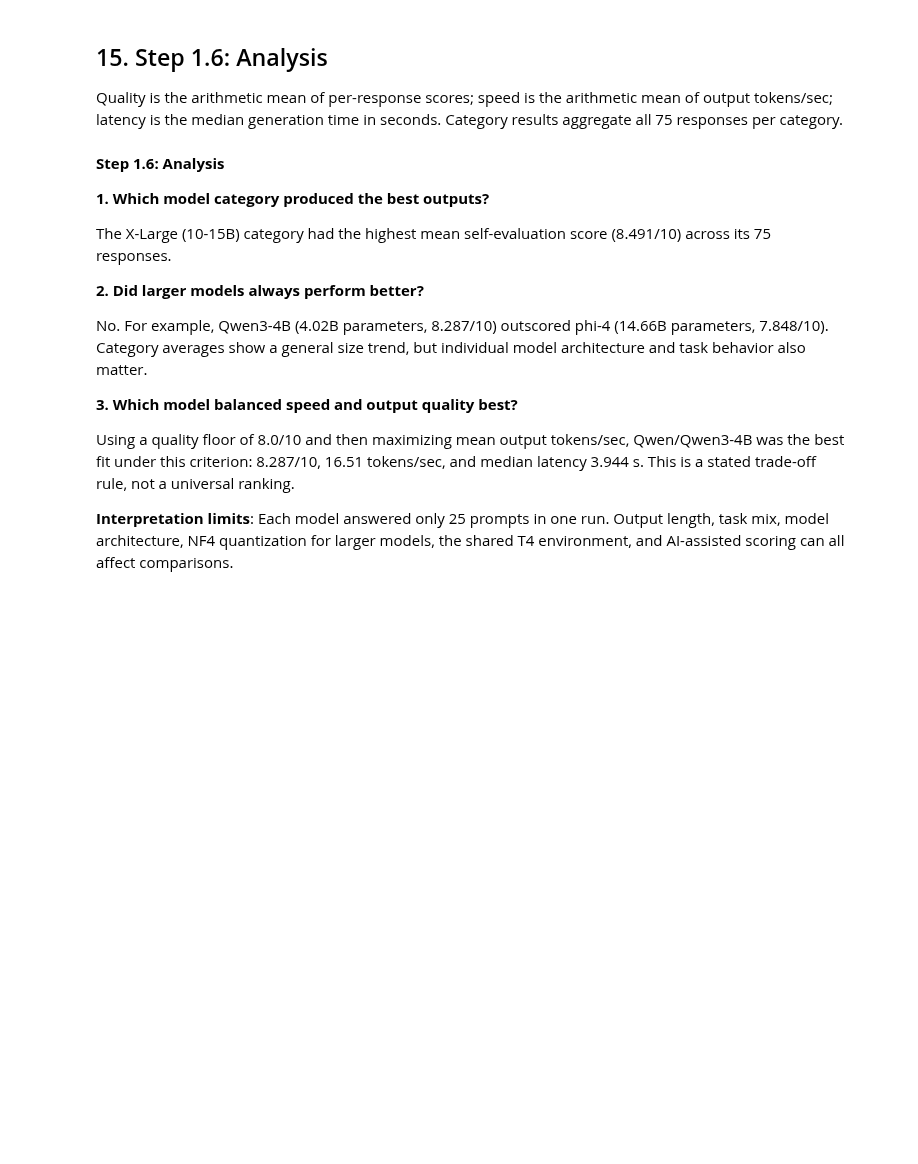
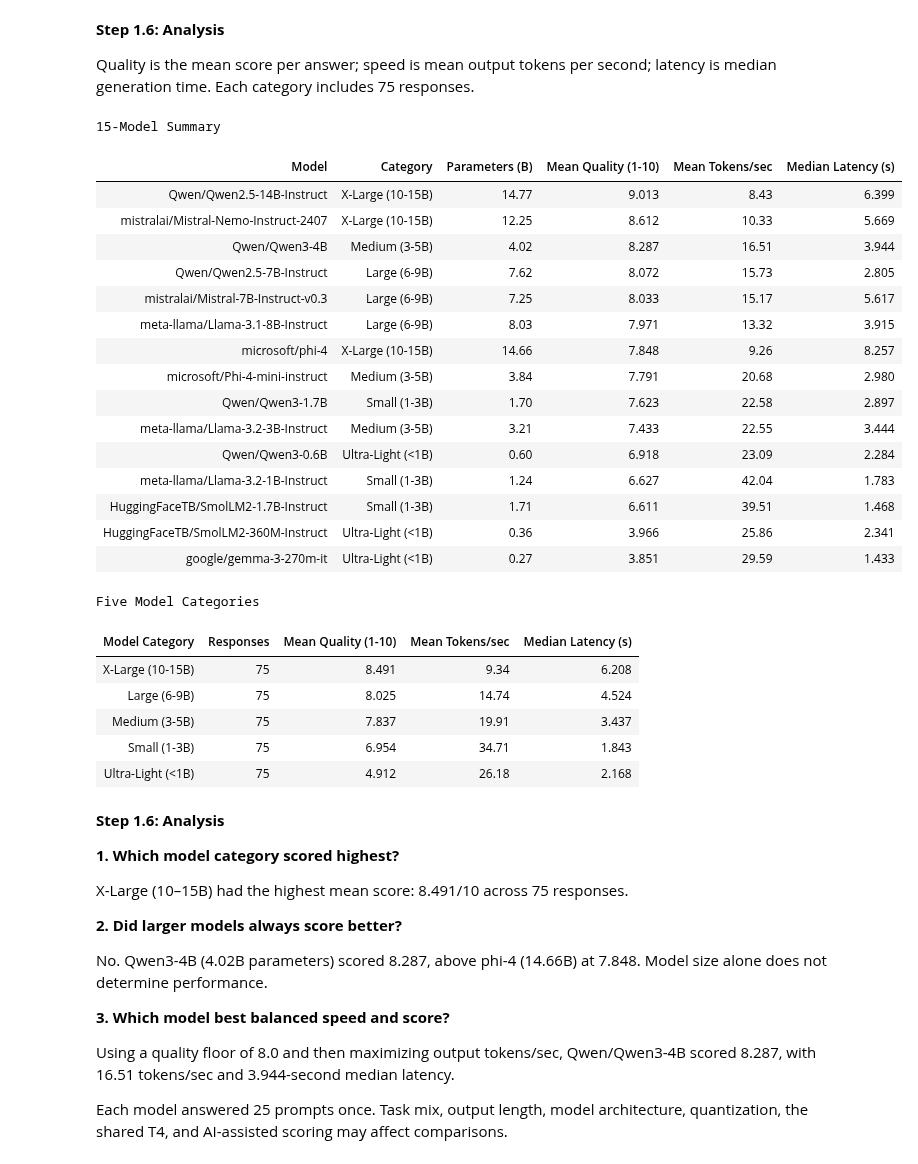
Before and after one commit to AnniecTW/6-moveon, a Jupyter notebook: docs/A7-part1/input/multi_model_system.ipynb, the cells around one changed output. Saved outputs shown, nothing was run; the diff lists cells and outputs as text; code cells hidden in the pictures; blank space fills up the shorter version.

Commit message:
Organize notebook sections

```diff
--- a/docs/A7-part1/input/multi_model_system.ipynb
+++ b/docs/A7-part1/input/multi_model_system.ipynb
@@ -232,5 +261,5 @@ The dedicated model cache stays on local disk and is cleared after each model by
 # %%
-USE_GOOGLE_DRIVE = True
+USE_GOOGLE_DRIVE = False
 if IN_COLAB and USE_GOOGLE_DRIVE:
     from google.colab import drive
     drive.mount('/content/drive')
@@ -691,5 +708,5 @@ The default remains disabled. This notebook does not claim that every model fits
 # %%
-RUN_GENERATION = True
+RUN_GENERATION = False
 RUN_DIR = None
 
 if RUN_GENERATION:
@@ -737,5 +751,5 @@ These are recorded outputs, not extra inputs to the generation runner.
 # %%
-EXPORT_RESULTS = True
+EXPORT_RESULTS = False
 SCORED_RUN_DIR = False  # Example: RESULTS_ROOT / 'the_actual_run_id'
 
 if EXPORT_RESULTS:
@@ -793,22 +809,21 @@ from html import escape
 from pathlib import Path
 from IPython.display import HTML, display
 
-_base = Path(globals().get("BASE_DIR", Path.cwd()))
-BENCHMARK_JSON_PATH = _base / "benchmark_results.json"
-if not BENCHMARK_JSON_PATH.is_file():
-    try:
-        from google.colab import files
-    except ImportError as exc:
-        raise FileNotFoundError(f"Place benchmark_results.json at {BENCHMARK_JSON_PATH}") from exc
+if BENCHMARK_JSON_PATH is None:
+    if not IN_COLAB:
+        raise FileNotFoundError(
+            "Provide benchmark_results.json beside the notebook, in input/, "
+            "or under docs/A7-part1/input/."
+        )
     print("Upload benchmark_results.json (no GPU needed).")
     _uploaded = files.upload()
     if "benchmark_results.json" not in _uploaded:
         raise FileNotFoundError("benchmark_results.json was not uploaded.")
+    BENCHMARK_JSON_PATH = BASE_DIR / "benchmark_results.json"
     BENCHMARK_JSON_PATH.write_bytes(_uploaded["benchmark_results.json"])
 
-with BENCHMARK_JSON_PATH.open(encoding="utf-8") as _f:
-    BENCHMARK_DATA = json.load(_f)
-BENCHMARK_RECORDS = BENCHMARK_DATA["records"]
+BENCHMARK_RECORDS = load_benchmark_records()
+BENCHMARK_DATA = {"records": BENCHMARK_RECORDS}
 
 RESULT_COLUMNS = [
     "Model", "Model Category", "Tokens/sec", "Latency (s)",
@@ -825,7 +840,7 @@ RESULT_ROWS = [{
     "Self-Evaluation Score (1-10)": r["score_text"],
 } for r in BENCHMARK_RECORDS]
 
-RESULT_CSV_PATH = _base / "A7_Step1_5_Benchmark_375.csv"
+RESULT_CSV_PATH = BENCHMARK_JSON_PATH.parent / "A7_Step1_5_Benchmark_375.csv"
 with RESULT_CSV_PATH.open("w", encoding="utf-8-sig", newline="") as _f:
     _writer = csv.DictWriter(_f, fieldnames=RESULT_COLUMNS)
     _writer.writeheader()
@@ -850,7 +868,7 @@ print(f"Complete records: {len(RESULT_ROWS)}; CSV export: {RESULT_CSV_PATH}")
 # %% [markdown]
-## 15. Step 1.6: Analysis
+**Step 1.6: Analysis**
 
-Quality is the arithmetic mean of per-response scores; speed is the arithmetic mean of output tokens/sec; latency is the median generation time in seconds. Category results aggregate all 75 responses per category.
+Quality is the mean score per answer; speed is mean output tokens per second; latency is median generation time. Each category includes 75 responses.
 # %%
 # Step 1.6: Model/category summaries and rubric-grounded analysis
 import json
@@ -861,9 +879,7 @@ from statistics import mean, median
 from IPython.display import HTML, display
 
 if "BENCHMARK_RECORDS" not in globals():
-    _base = Path(globals().get("BASE_DIR", Path.cwd()))
-    with (_base / "benchmark_results.json").open(encoding="utf-8") as _f:
-        BENCHMARK_RECORDS = json.load(_f)["records"]
+    BENCHMARK_RECORDS = load_benchmark_records()
 
 _by_model = defaultdict(list)
 _by_category = defaultdict(list)
@@ -892,47 +908,72 @@ CATEGORY_SUMMARY.sort(key=lambda r: r["mean_quality"], reverse=True)
 def _table(headers, rows):
     heading = "".join(f"<th>{escape(h)}</th>" for h in headers)
     body = "".join("<tr>" + "".join(f"<td>{escape(str(v))}</td>" for v in row)
                    + "</tr>" for row in rows)
     return ("<table class='a7-summary-table' style='border-collapse:collapse;font-size:13px'>"
             "<thead style='background:#eee;color:#222'><tr>" + heading
             + "</tr></thead><tbody>" + body + "</tbody></table>"
             "<style>.a7-summary-table td,.a7-summary-table th{border:1px solid #ddd;padding:5px;text-align:left}</style>")
 
 display(HTML("<h4>15-Model Summary</h4>" + _table(
     ["Model", "Category", "Parameters (B)", "Mean Quality (1-10)",
      "Mean Tokens/sec", "Median Latency (s)"],
     [[r["model_id"], r["model_category"], f'{r["params_b"]:.2f}',
       f'{r["mean_quality"]:.3f}', f'{r["mean_tokens_per_sec"]:.2f}',
       f'{r["median_latency_s"]:.3f}'] for r in MODEL_SUMMARY])))
 display(HTML("<h4>Five Model Categories</h4>" + _table(
     ["Model Category", "Responses", "Mean Quality (1-10)",
      "Mean Tokens/sec", "Median Latency (s)"],
     [[r["model_category"], r["responses"], f'{r["mean_quality"]:.3f}',
       f'{r["mean_tokens_per_sec"]:.2f}', f'{r["median_latency_s"]:.3f}']
      for r in CATEGORY_SUMMARY])))
 
 QUALITY_FLOOR = 8.0
 _eligible = [r for r in MODEL_SUMMARY if r["mean_quality"] >= QUALITY_FLOOR]
 if not _eligible:
     raise ValueError("No model reaches the quality floor; revise the selection rule explicitly.")
 _balance = max(_eligible, key=lambda r: (r["mean_tokens_per_sec"], r["mean_quality"]))
 _qwen4 = next(r for r in MODEL_SUMMARY if r["model_id"] == "Qwen/Qwen3-4B")
 _phi4 = next(r for r in MODEL_SUMMARY if r["model_id"] == "microsoft/phi-4")
 _top = CATEGORY_SUMMARY[0]
+# %% [output]
+15-Model Summary
+| Model | Category | Parameters (B) | Mean Quality (1-10) | Mean Tokens/sec | Median Latency (s) |
+| Qwen/Qwen2.5-14B-Instruct | X-Large (10-15B) | 14.77 | 9.013 | 8.43 | 6.399 |
+| mistralai/Mistral-Nemo-Instruct-2407 | X-Large (10-15B) | 12.25 | 8.612 | 10.33 | 5.669 |
+| Qwen/Qwen3-4B | Medium (3-5B) | 4.02 | 8.287 | 16.51 | 3.944 |
+| Qwen/Qwen2.5-7B-Instruct | Large (6-9B) | 7.62 | 8.072 | 15.73 | 2.805 |
+| mistralai/Mistral-7B-Instruct-v0.3 | Large (6-9B) | 7.25 | 8.033 | 15.17 | 5.617 |
+| meta-llama/Llama-3.1-8B-Instruct | Large (6-9B) | 8.03 | 7.971 | 13.32 | 3.915 |
+| microsoft/phi-4 | X-Large (10-15B) | 14.66 | 7.848 | 9.26 | 8.257 |
+| microsoft/Phi-4-mini-instruct | Medium (3-5B) | 3.84 | 7.791 | 20.68 | 2.980 |
+| Qwen/Qwen3-1.7B | Small (1-3B) | 1.70 | 7.623 | 22.58 | 2.897 |
+| meta-llama/Llama-3.2-3B-Instruct | Medium (3-5B) | 3.21 | 7.433 | 22.55 | 3.444 |
+| Qwen/Qwen3-0.6B | Ultra-Light (<1B) | 0.60 | 6.918 | 23.09 | 2.284 |
+| meta-llama/Llama-3.2-1B-Instruct | Small (1-3B) | 1.24 | 6.627 | 42.04 | 1.783 |
+| HuggingFaceTB/SmolLM2-1.7B-Instruct | Small (1-3B) | 1.71 | 6.611 | 39.51 | 1.468 |
+| HuggingFaceTB/SmolLM2-360M-Instruct | Ultra-Light (<1B) | 0.36 | 3.966 | 25.86 | 2.341 |
+| google/gemma-3-270m-it | Ultra-Light (<1B) | 0.27 | 3.851 | 29.59 | 1.433 |
+Five Model Categories
+| Model Category | Responses | Mean Quality (1-10) | Mean Tokens/sec | Median Latency (s) |
+| X-Large (10-15B) | 75 | 8.491 | 9.34 | 6.208 |
+| Large (6-9B) | 75 | 8.025 | 14.74 | 4.524 |
+| Medium (3-5B) | 75 | 7.837 | 19.91 | 3.437 |
+| Small (1-3B) | 75 | 6.954 | 34.71 | 1.843 |
+| Ultra-Light (<1B) | 75 | 4.912 | 26.18 | 2.168 |
 # %% [markdown]
 **Step 1.6: Analysis**
 
-**1. Which model category produced the best outputs?**
+**1. Which model category scored highest?**
 
-The X-Large (10-15B) category had the highest mean self-evaluation score (8.491/10) across its 75 responses.
+X-Large (10–15B) had the highest mean score: 8.491/10 across 75 responses.
 
-**2. Did larger models always perform better?**
+**2. Did larger models always score better?**
 
-No. For example, Qwen3-4B (4.02B parameters, 8.287/10) outscored phi-4 (14.66B parameters, 7.848/10). Category averages show a general size trend, but individual model architecture and task behavior also matter.
+No. Qwen3-4B (4.02B parameters) scored 8.287, above phi-4 (14.66B) at 7.848. Model size alone does not determine performance.
 
-**3. Which model balanced speed and output quality best?**
+**3. Which model best balanced speed and score?**
 
-Using a quality floor of 8.0/10 and then maximizing mean output tokens/sec, Qwen/Qwen3-4B was the best fit under this criterion: 8.287/10, 16.51 tokens/sec, and median latency 3.944 s. This is a stated trade-off rule, not a universal ranking.
+Using a quality floor of 8.0 and then maximizing output tokens/sec, Qwen/Qwen3-4B scored 8.287, with 16.51 tokens/sec and 3.944-second median latency.
 
-**Interpretation limits**: Each model answered only 25 prompts in one run. Output length, task mix, model architecture, NF4 quantization for larger models, the shared T4 environment, and AI-assisted scoring can all affect comparisons.
+Each model answered 25 prompts once. Task mix, output length, model architecture, quantization, the shared T4, and AI-assisted scoring may affect comparisons.
 # %% [markdown]
```
Also changed, not shown: parts of 22 cells of this notebook.
